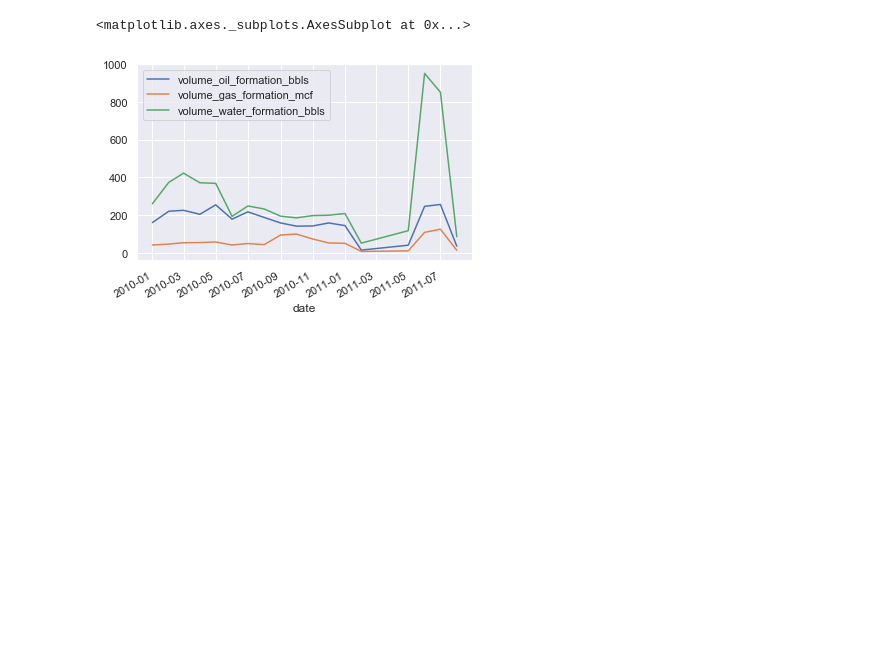
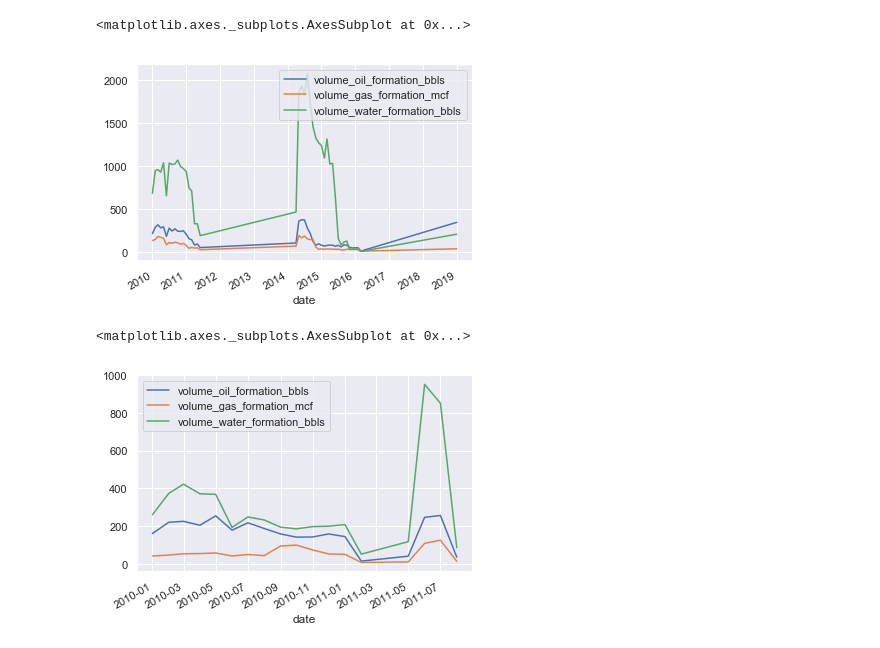
Before and after one commit to daytum/intake-data, a Jupyter notebook: Example.ipynb, the cells around one changed output. Cells and saved outputs as stored; diff of their text form; code cells hidden in the pictures; blank space fills up the shorter version.

```diff
--- a/Example.ipynb
+++ b/Example.ipynb
@@ -5,4 +12,5 @@ import os
 # %%
 import intake
 
-ds = intake.open_catalog('production.yml')
+cat = intake.open_catalog('us_production.yml')
+source = cat.by_state(state='ND')
@@ -11,2 +17,2 @@ df1 = ds.by_state(state='ND', bazean_postgres_username='jfoster').read()
 # %%
-df1
+df1 = source.read()
@@ -32,3 +19,8 @@ df1
+# %%
+df1.set_index(['api', 'date']).loc['33007000140000'].plot()
+# %% [output]
+<matplotlib.axes._subplots.AxesSubplot at 0x...>
+[figure, added]
 # %%
 df1.set_index(['api','date']).to_csv('ND_production.csv')
 # %%
```
Also changed, not shown: parts of 4 cells of this notebook, 2 other files.
